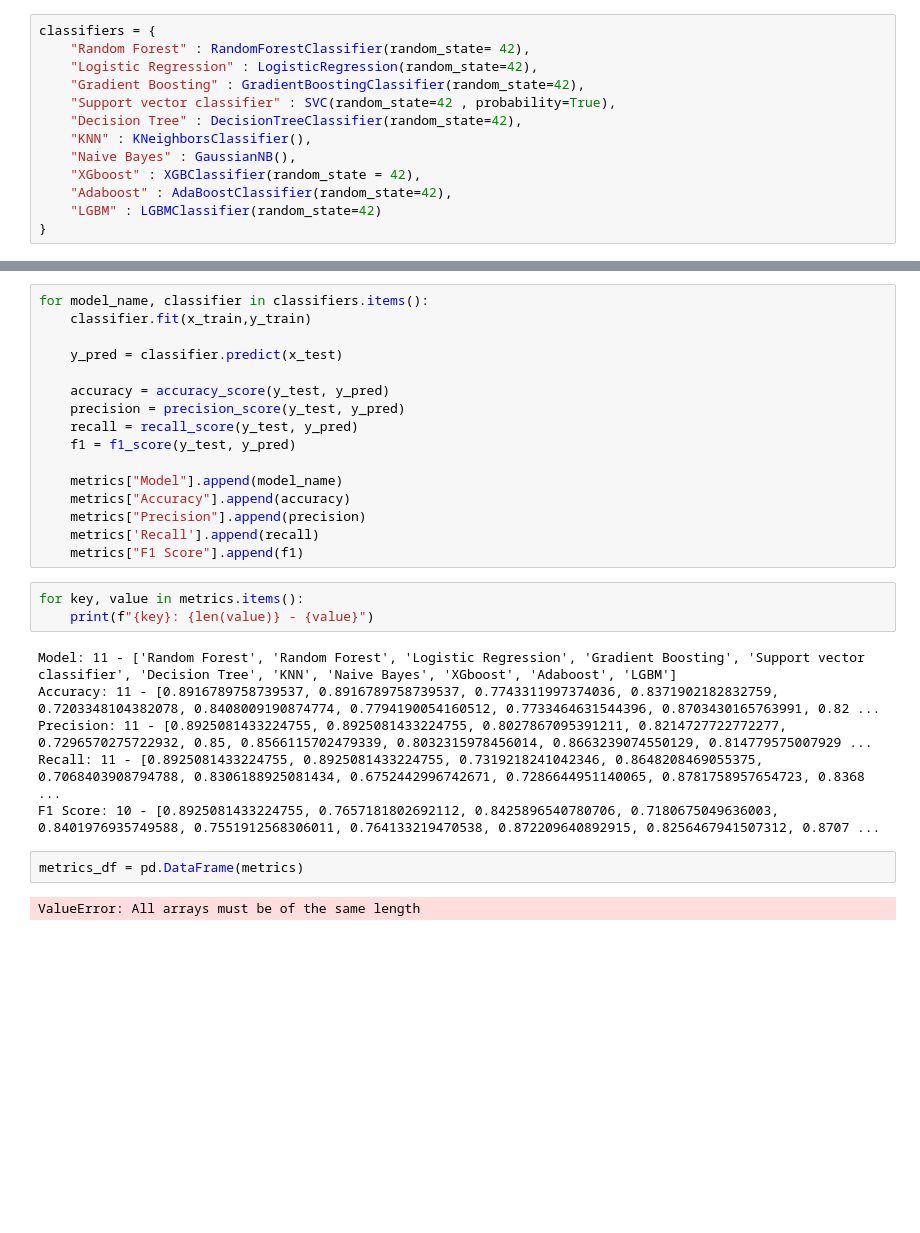
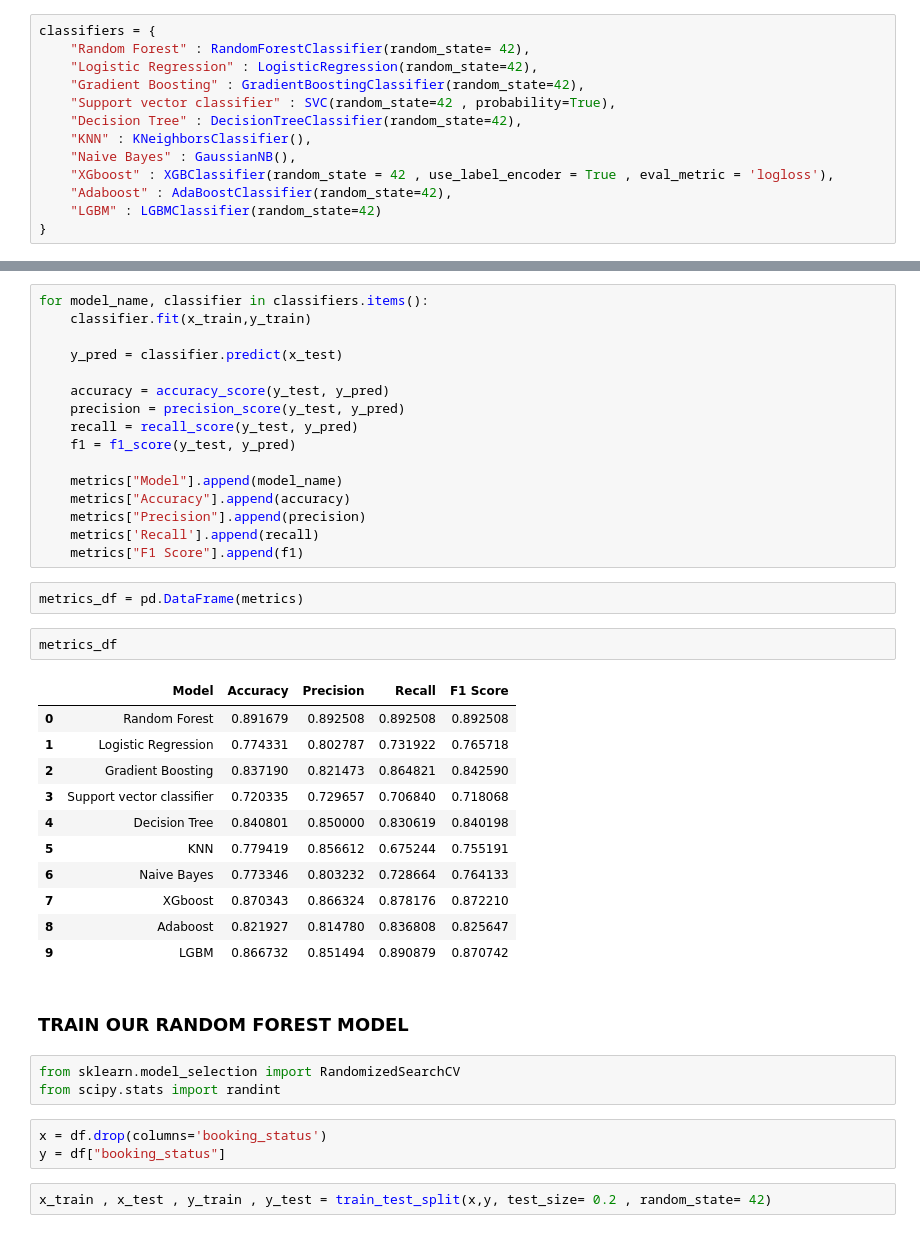
Before and after one commit to chiragd0408/Hotel_Reservation_Prediction, a Jupyter notebook: notebook/notebook.ipynb, the cells around one changed output, grey strips where cells are left out. Cells and saved outputs as stored; diff of their text form; blank space fills up the shorter version.

```diff
--- a/notebook/notebook.ipynb
+++ b/notebook/notebook.ipynb
@@ -614,7 +614,7 @@ classifiers = {
     "Decision Tree" : DecisionTreeClassifier(random_state=42),
     "KNN" : KNeighborsClassifier(),
     "Naive Bayes" : GaussianNB(),
-    "XGboost" : XGBClassifier(random_state = 42),
+    "XGboost" : XGBClassifier(random_state = 42 , use_label_encoder = True , eval_metric = 'logloss'),
     "Adaboost" : AdaBoostClassifier(random_state=42),
     "LGBM" : LGBMClassifier(random_state=42)
 }
@@ -642,16 +642,29 @@ for model_name, classifier in classifiers.items():
     metrics["Precision"].append(precision)
     metrics['Recall'].append(recall)
     metrics["F1 Score"].append(f1)
-# %%
-for key, value in metrics.items():
-    print(f"{key}: {len(value)} - {value}")
-# %% [output]
-Model: 11 - ['Random Forest', 'Random Forest', 'Logistic Regression', 'Gradient Boosting', 'Support vector classifier', 'Decision Tree', 'KNN', 'Naive Bayes', 'XGboost', 'Adaboost', 'LGBM']
-Accuracy: 11 - [0.8916789758739537, 0.8916789758739537, 0.7743311997374036, 0.8371902182832759, 0.7203348104382078, 0.8408009190874774, 0.7794190054160512, 0.7733464631544396, 0.8703430165763991, 0.82 ...
-Precision: 11 - [0.8925081433224755, 0.8925081433224755, 0.8027867095391211, 0.8214727722772277, 0.7296570275722932, 0.85, 0.8566115702479339, 0.8032315978456014, 0.8663239074550129, 0.814779575007929 ...
-Recall: 11 - [0.8925081433224755, 0.8925081433224755, 0.7319218241042346, 0.8648208469055375, 0.7068403908794788, 0.8306188925081434, 0.6752442996742671, 0.7286644951140065, 0.8781758957654723, 0.8368 ...
-F1 Score: 10 - [0.8925081433224755, 0.7657181802692112, 0.8425896540780706, 0.7180675049636003, 0.8401976935749588, 0.7551912568306011, 0.764133219470538, 0.872209640892915, 0.8256467941507312, 0.8707 ...
 # %%
 metrics_df = pd.DataFrame(metrics)
-# %% [output]
-ValueError: All arrays must be of the same length
+# %%
+metrics_df
+# %% [output]
+|  | Model | Accuracy | Precision | Recall | F1 Score |
+| 0 | Random Forest | 0.891679 | 0.892508 | 0.892508 | 0.892508 |
+| 1 | Logistic Regression | 0.774331 | 0.802787 | 0.731922 | 0.765718 |
+| 2 | Gradient Boosting | 0.837190 | 0.821473 | 0.864821 | 0.842590 |
+| 3 | Support vector classifier | 0.720335 | 0.729657 | 0.706840 | 0.718068 |
+| 4 | Decision Tree | 0.840801 | 0.850000 | 0.830619 | 0.840198 |
+| 5 | KNN | 0.779419 | 0.856612 | 0.675244 | 0.755191 |
+| 6 | Naive Bayes | 0.773346 | 0.803232 | 0.728664 | 0.764133 |
+| 7 | XGboost | 0.870343 | 0.866324 | 0.878176 | 0.872210 |
+| 8 | Adaboost | 0.821927 | 0.814780 | 0.836808 | 0.825647 |
+| 9 | LGBM | 0.866732 | 0.851494 | 0.890879 | 0.870742 |
+# %% [markdown]
+### TRAIN OUR RANDOM FOREST MODEL
+# %%
+from sklearn.model_selection import RandomizedSearchCV
+from scipy.stats import randint
+# %%
+x = df.drop(columns='booking_status')
+y = df["booking_status"]
+# %%
+x_train , x_test , y_train , y_test = train_test_split(x,y, test_size= 0.2 , random_state= 42)
```
Also changed, not shown: parts of 20 cells of this notebook.
